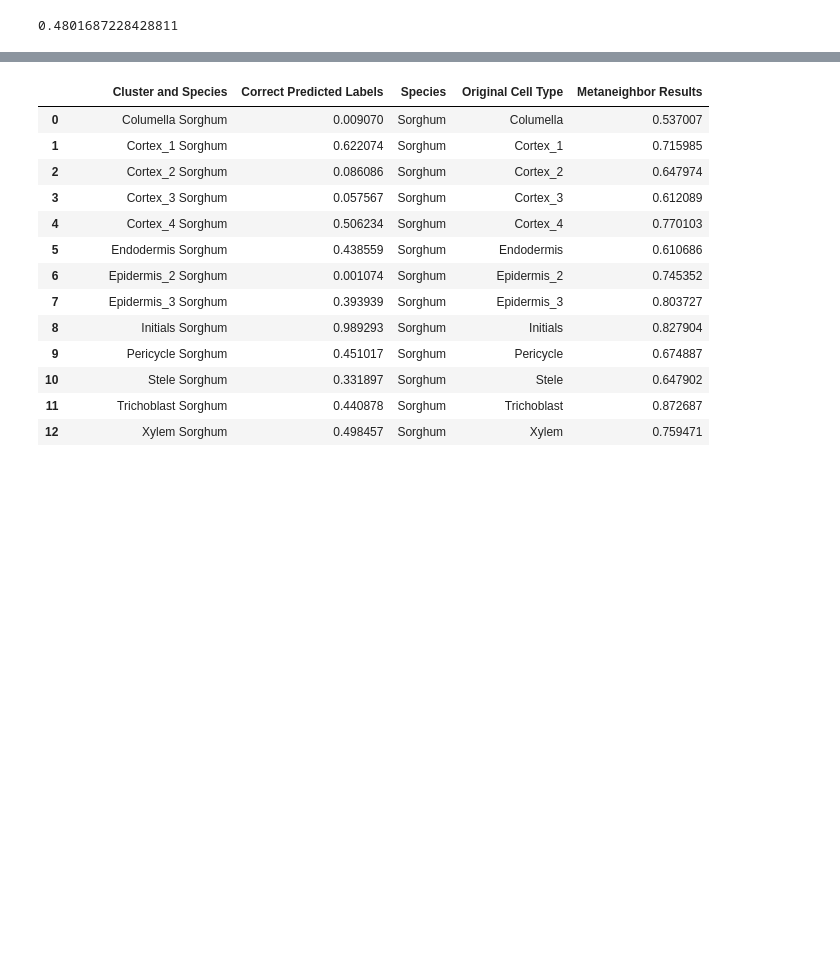
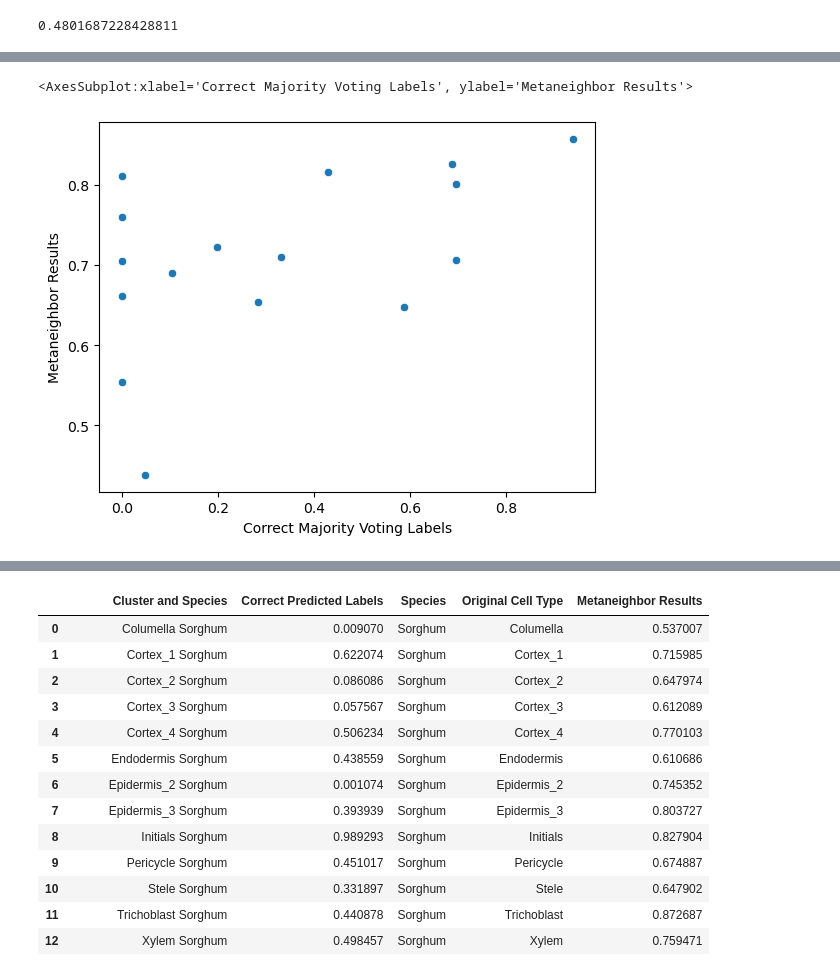
Before and after one commit to mikepassal/Bruno_and_Ken_Maize_Sorghum_Millet, a Jupyter notebook: cell_typist_cell_classification.ipynb, the cells around one changed output, grey strips where cells are left out. Drawn from its saved outputs; the diff is of its cells as text; code cells hidden in the pictures; blank space fills up the shorter version.

```diff
--- a/cell_typist_cell_classification.ipynb
+++ b/cell_typist_cell_classification.ipynb
@@ -653,3 +658,8 @@ maize_correlation_panda_majority['Correct Majority Voting Labels'].corr(maize_co
+# %%
+sns.scatterplot(x =maize_correlation_panda_majority['Correct Majority Voting Labels'], y = maize_correlation_panda_majority['Metaneighbor Results'])
+# %% [output]
+<AxesSubplot:xlabel='Correct Majority Voting Labels', ylabel='Metaneighbor Results'>
+[figure, added]
 # %%
 sorghum_correlation_panda_majority= non_millet_results_majority.loc[non_millet_results_majority['Species'] == "Sorghum"]
 sorghum_correlation_panda_majority = sorghum_correlation_panda_majority.reset_index(drop = True)
```
Also changed, not shown: parts of 13 cells of this notebook.
